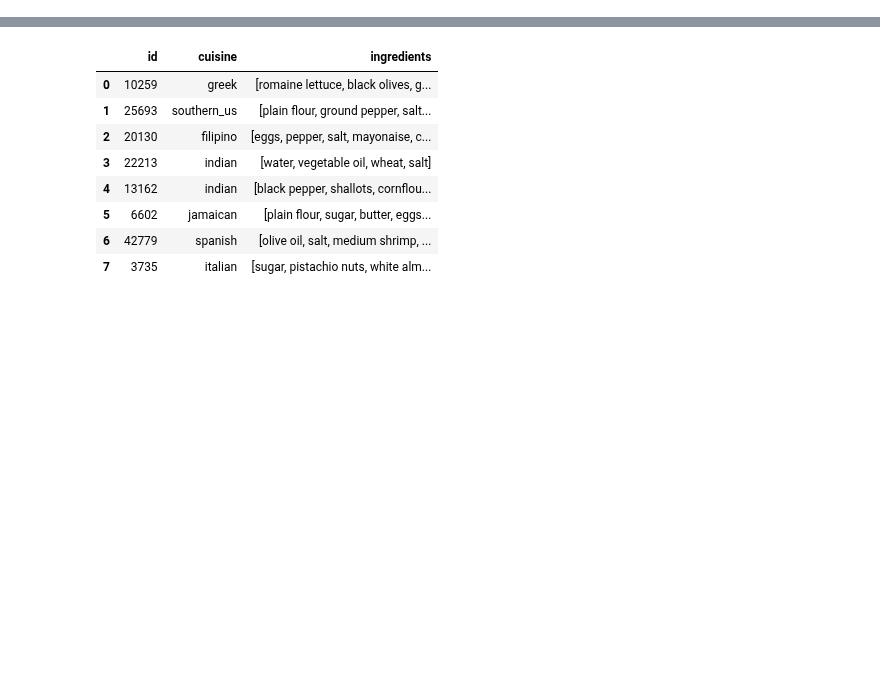
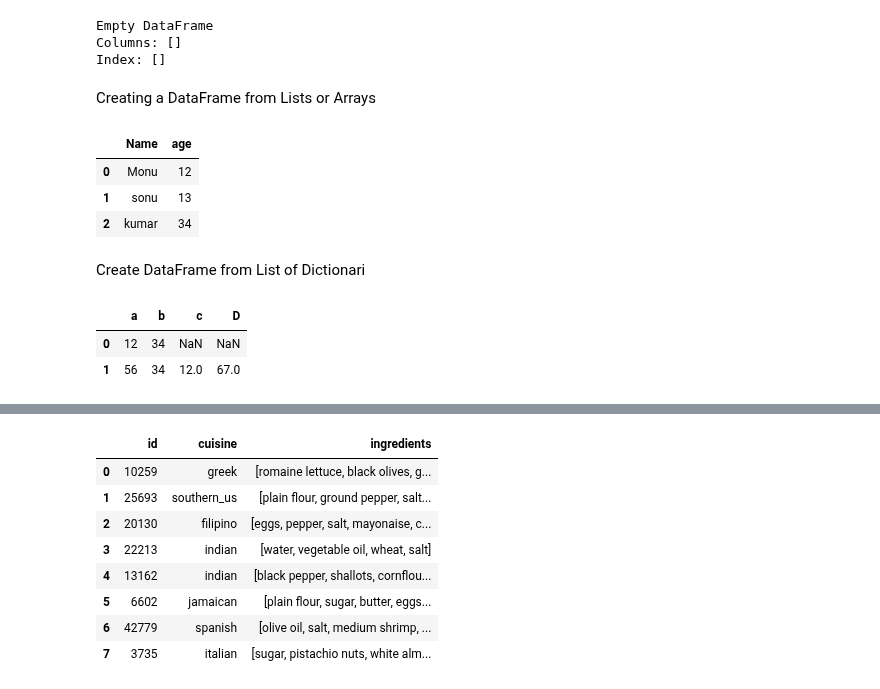
Before and after one commit to 960Subhamsingh/Data-Sciences, a Jupyter notebook: 3 - dataframe/dataframe.ipynb, the cells around one changed output, grey strips where cells are left out. Drawn from its saved outputs; the diff is of its cells as text; code cells hidden in the pictures; blank space fills up the shorter version.

```diff
--- a/3 - dataframe/dataframe.ipynb
+++ b/3 - dataframe/dataframe.ipynb
@@ -3,0 +22,29 @@ import requests
+# %%
+df_empty = pd.DataFrame()
+print(df_empty)
+# %% [output]
+Empty DataFrame
+Columns: []
+Index: []
+# %% [markdown]
+Creating a DataFrame from Lists or Arrays
+# %%
+data_array = [['Monu' ,12],['sonu',13], ['kumar',34]]
+
+data_arr  = pd.DataFrame(data_array, columns=['Name' ,'age'])
+data_arr
+# %% [output]
+|  | Name | age |
+| 0 | Monu | 12 |
+| 1 | sonu | 13 |
+| 2 | kumar | 34 |
+# %% [markdown]
+Create DataFrame from List of Dictionari
+# %%
+data = [{'a':12,'b':34}, {'a':56,'b':34,'c':12, 'D':67}]
+
+pd.DataFrame(data)
+# %% [output]
+|  | a | b | c | D |
+| 0 | 12 | 34 | NaN | NaN |
+| 1 | 56 | 34 | 12.0 | 67.0 |
```
Also changed, not shown: parts of 20 cells of this notebook, 5 other files.
